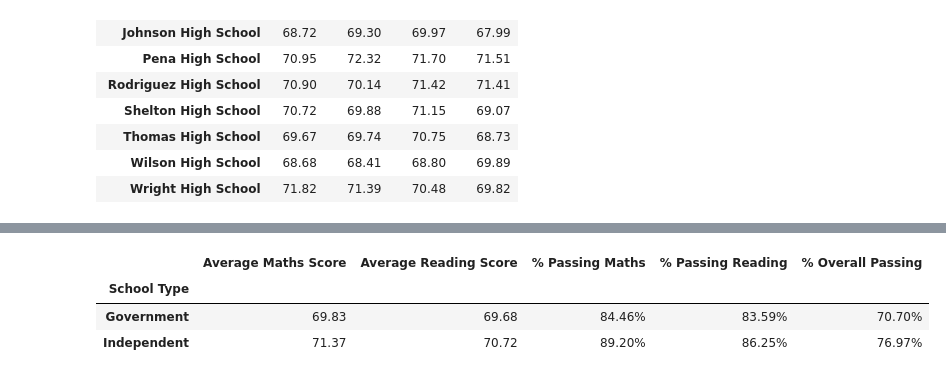
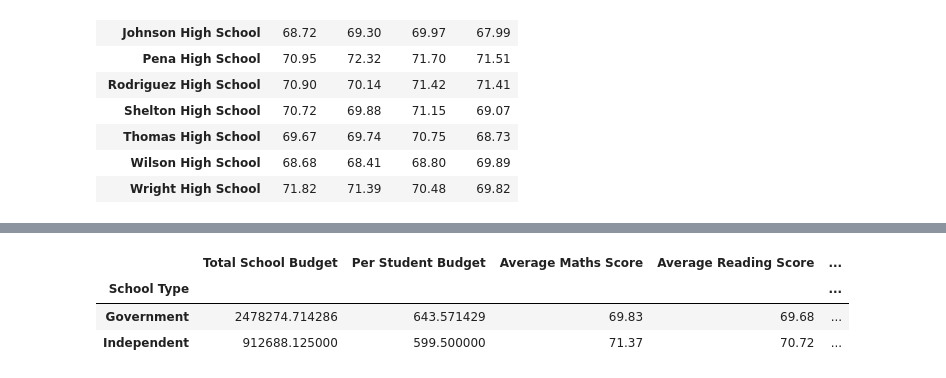
Before and after one commit to domspenc/pandas-challenge, a Jupyter notebook: PyCitySchools/PyCitySchools_challenge.ipynb, the cells around one changed output, grey strips where cells are left out. Drawn from its saved outputs; the diff is of its cells as text; code cells hidden in the pictures.

```diff
--- a/PyCitySchools/PyCitySchools_challenge.ipynb
+++ b/PyCitySchools/PyCitySchools_challenge.ipynb
@@ -370,19 +378,19 @@ size_summary_df.style.format({"Total School Budget": "${:,.2f}",
 # %%
 # Use the per_school_summary DataFrame from the previous step to create a new DataFrame called type_summary
 # This new DataFrame should show school performance based on the "School Type"
 
-
-type_summary_df = school_summary_df.groupby("School Type").mean().drop('Total Students', axis=1).drop('Total School Budget', axis=1).drop('Per Student Budget', axis=1)
+# Group the data by School Type column and calculate the mean of all values, then delete irrelevent columns
+type_summary_df = school_summary_df.groupby("School Type").mean().drop('Total Students', axis=1)
 type_summary_df
 
-
+# Formatting to 2 decimal places for readability
 type_summary_df.style.format({'Average Maths Score': "{:.2f}",
                           'Average Reading Score': "{:.2f}",
                           "% Passing Maths": "{:.2f}%",
                           "% Passing Reading": "{:.2f}%",
                           "% Overall Passing": "{:.2f}%"})
 # %% [output]
-|  | Average Maths Score | Average Reading Score | % Passing Maths | % Passing Reading | % Overall Passing |
-| School Type |  |  |  |  |  |
-| Government | 69.83 | 69.68 | 84.46% | 83.59% | 70.70% |
-| Independent | 71.37 | 70.72 | 89.20% | 86.25% | 76.97% |
+|  | Total School Budget | Per Student Budget | Average Maths Score | Average Reading Score | ... |
+| School Type |  |  |  |  | ... |
+| Government | 2478274.714286 | 643.571429 | 69.83 | 69.68 | ... |
+| Independent | 912688.125000 | 599.500000 | 71.37 | 70.72 | ... |
```
Also changed, not shown: parts of 21 cells of this notebook, 1 other file.
